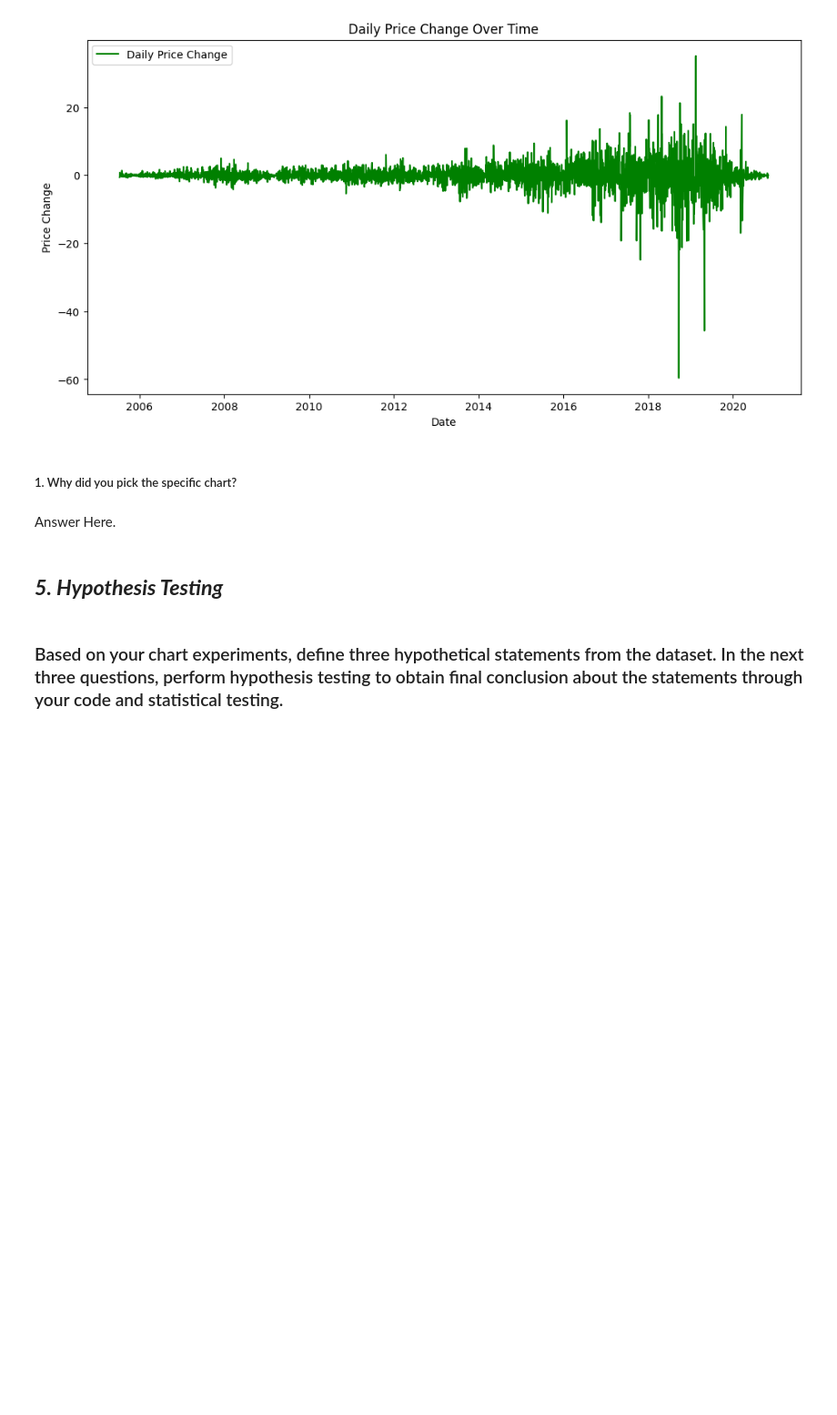
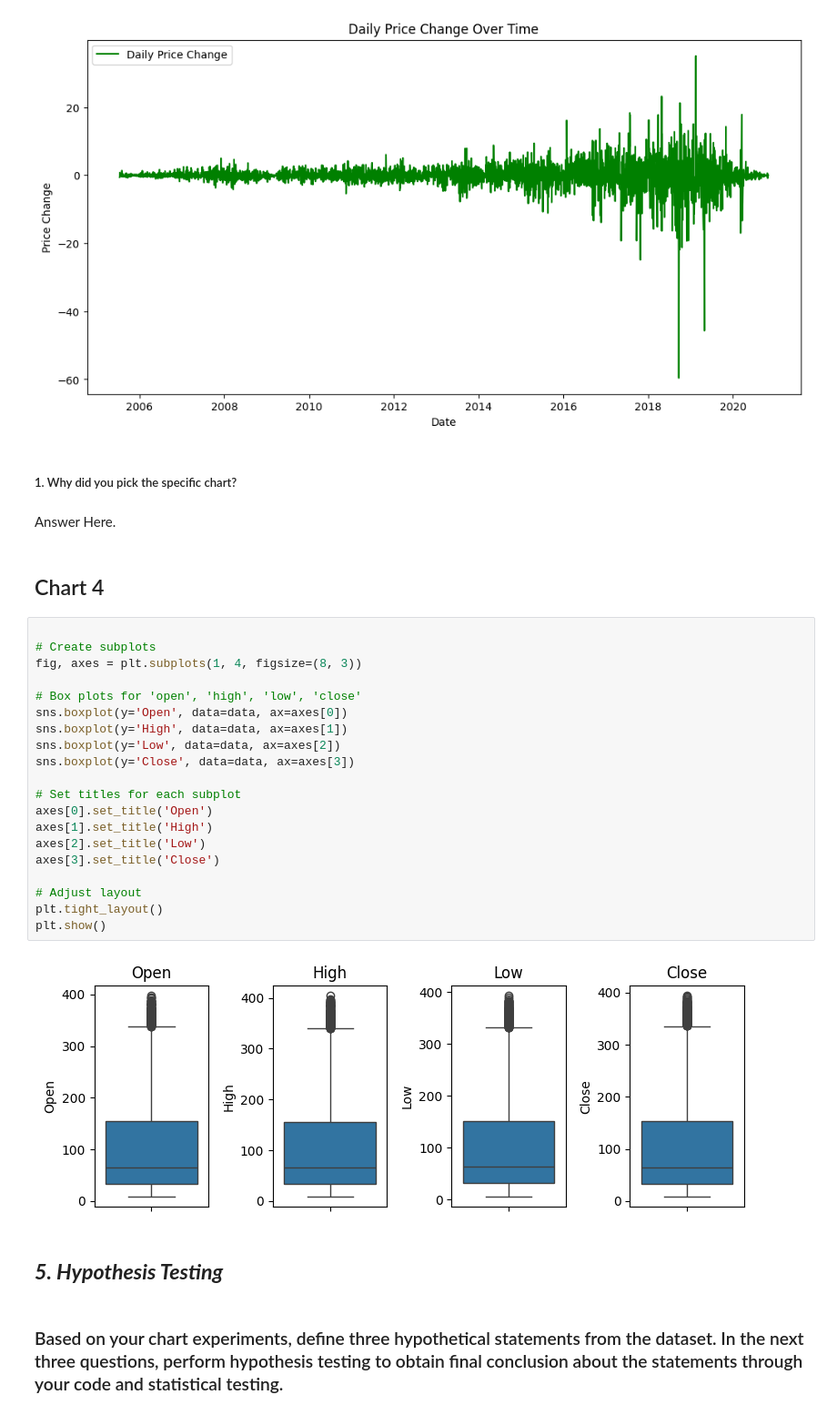
Before and after one commit to mradulkankaria/Capstone-1, a Jupyter notebook: Regression_Yes_Bank_Stock_Closing_Price_Prediction_Submission_Template.ipynb, the cells around one changed output. Shown at 91% size. Saved outputs shown, nothing was run; the diff lists cells and outputs as text; blank space fills up the shorter version.

```diff
--- a/Regression_Yes_Bank_Stock_Closing_Price_Prediction_Submission_Template.ipynb
+++ b/Regression_Yes_Bank_Stock_Closing_Price_Prediction_Submission_Template.ipynb
@@ -320,6 +322,30 @@ plt.show()
 ##### 1. Why did you pick the specific chart?
 # %% [markdown]
 Answer Here.
+# %% [markdown]
+## Chart 4
+# %%
+
+# Create subplots
+fig, axes = plt.subplots(1, 4, figsize=(8, 3))
+
+# Box plots for 'open', 'high', 'low', 'close'
+sns.boxplot(y='Open', data=data, ax=axes[0])
+sns.boxplot(y='High', data=data, ax=axes[1])
+sns.boxplot(y='Low', data=data, ax=axes[2])
+sns.boxplot(y='Close', data=data, ax=axes[3])
+
+# Set titles for each subplot
+axes[0].set_title('Open')
+axes[1].set_title('High')
+axes[2].set_title('Low')
+axes[3].set_title('Close')
+
+# Adjust layout
+plt.tight_layout()
+plt.show()
+# %% [output]
+[figure, added]
 # %% [markdown]
 ## ***5. Hypothesis Testing***
 # %% [markdown]
```
Also changed, not shown: parts of 35 cells of this notebook.
